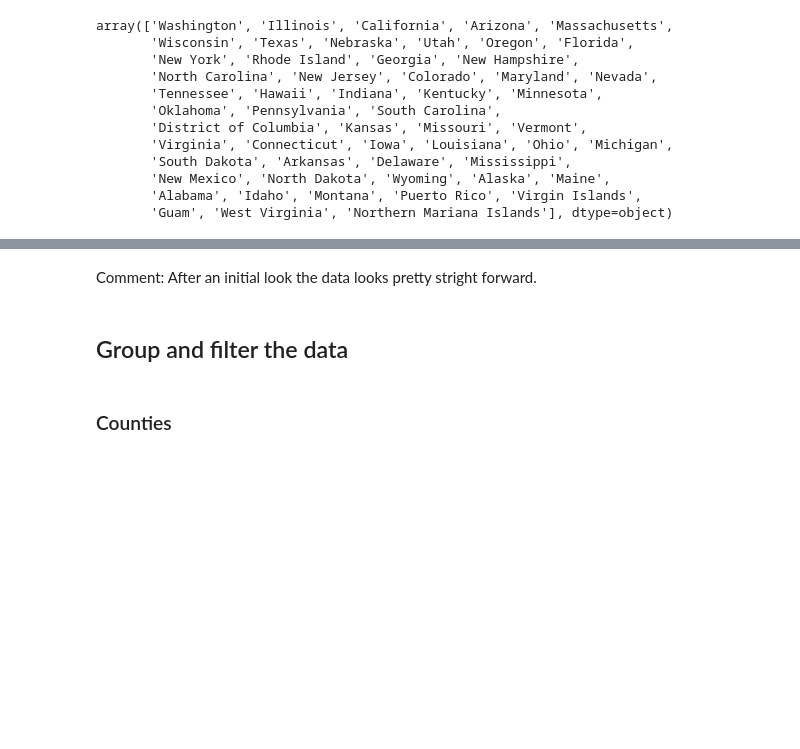
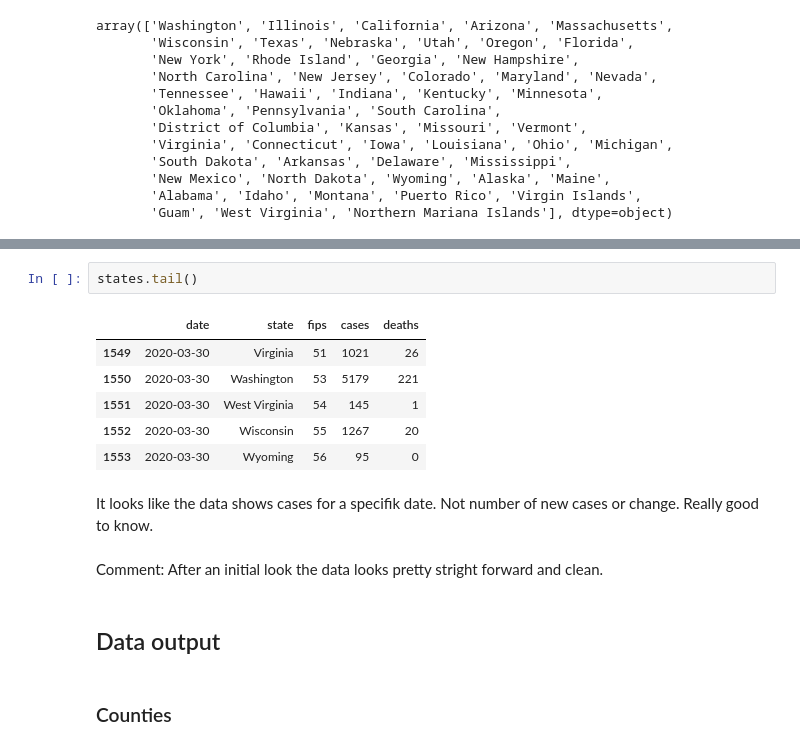
Before and after one commit to yhpf/nyt_covid-19, a Jupyter notebook: NYT_Covid-19.ipynb, the cells around one changed output, grey strips where cells are left out. Saved outputs shown, nothing was run; the diff lists cells and outputs as text; blank space fills up the shorter version.

Commit message:
cleaned up a bit in the notebook

```diff
--- a/NYT_Covid-19.ipynb
+++ b/NYT_Covid-19.ipynb
@@ -106,7 +115,18 @@ array(['Washington', 'Illinois', 'California', 'Arizona', 'Massachusetts',
+# %%
+states.tail()
+# %% [output]
+|  | date | state | fips | cases | deaths |
+| 1549 | 2020-03-30 | Virginia | 51 | 1021 | 26 |
+| 1550 | 2020-03-30 | Washington | 53 | 5179 | 221 |
+| 1551 | 2020-03-30 | West Virginia | 54 | 145 | 1 |
+| 1552 | 2020-03-30 | Wisconsin | 55 | 1267 | 20 |
+| 1553 | 2020-03-30 | Wyoming | 56 | 95 | 0 |
+# %% [markdown]
+It looks like the data shows cases for a specifik date. Not number of new cases or change. Really good to know.
 # %% [markdown]
-Comment: After an initial look the data looks pretty stright forward.
+Comment: After an initial look the data looks pretty stright forward and clean.
-# %% [markdown]
-## Group and filter the data
+# %% [markdown]
+## Data output
 # %% [markdown]
 ### Counties
 # %%
```
Also changed, not shown: parts of 11 cells of this notebook.
